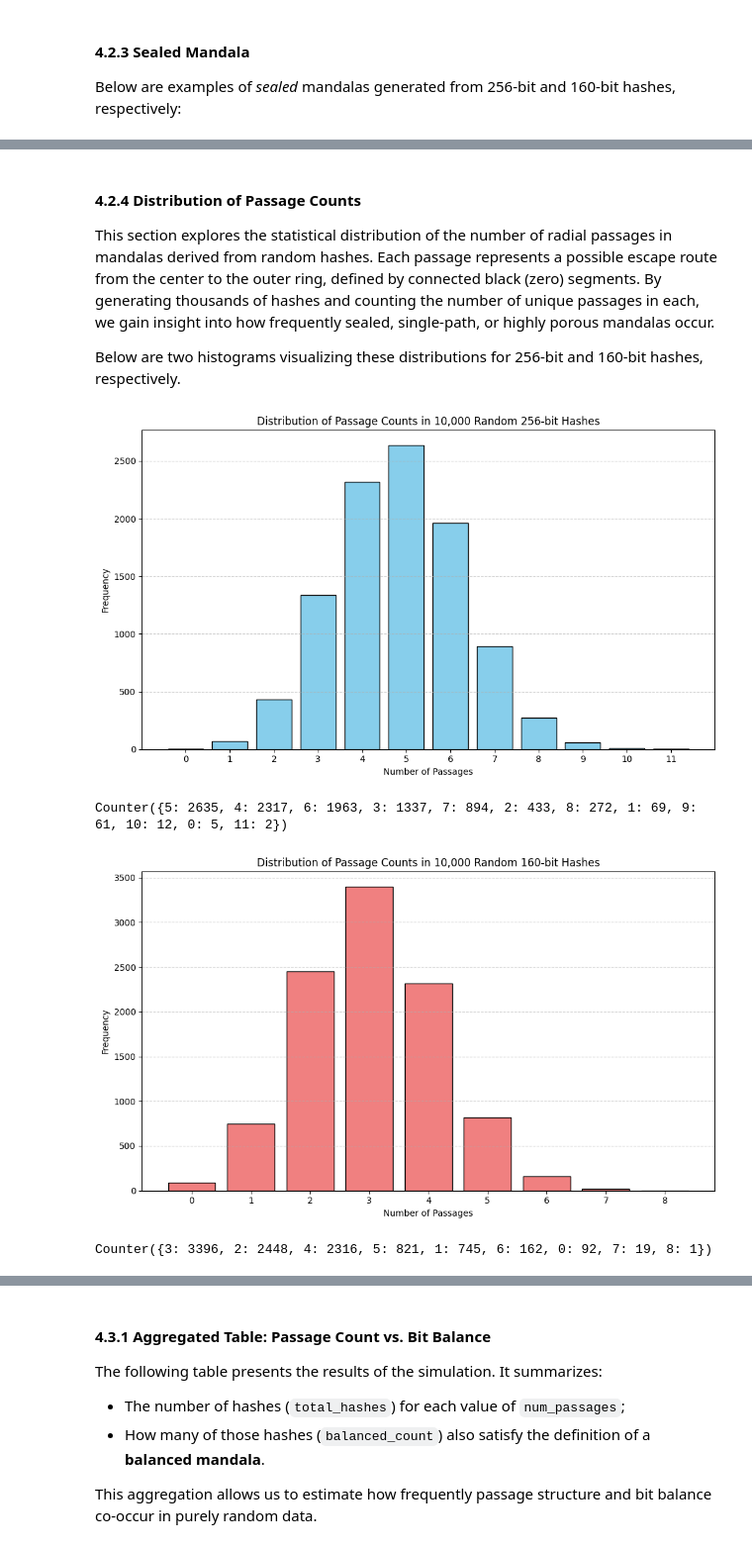
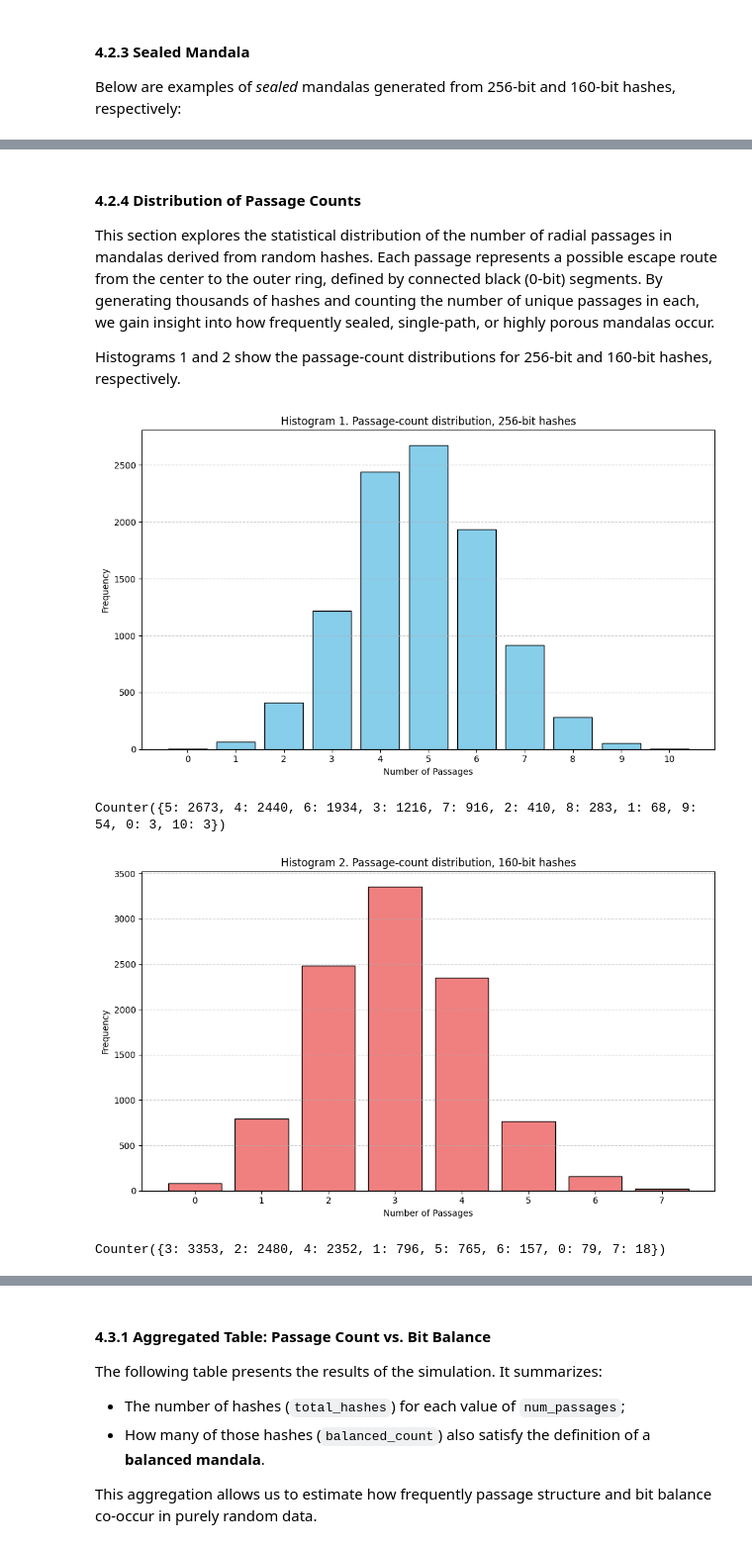
Before and after one commit to HashCanon/hashcanon.github.io, a Jupyter notebook: WhitePaper.ipynb, the cells around one changed output, grey strips where cells are left out. Shown: that part at 99% size. Saved outputs shown, nothing was run; the diff lists cells and outputs as text; code cells hidden in the pictures.

```diff
--- a/WhitePaper.ipynb
+++ b/WhitePaper.ipynb
@@ -384,10 +383,10 @@ Number of passages in the mandala generated from the 160-bit hash: 0
 # %% [markdown]
 #### 4.2.4 Distribution of Passage Counts
-This section explores the statistical distribution of the number of radial passages in mandalas derived from random hashes. Each passage represents a possible escape route from the center to the outer ring, defined by connected black (zero) segments. By generating thousands of hashes and counting the number of unique passages in each, we gain insight into how frequently sealed, single-path, or highly porous mandalas occur.
+This section explores the statistical distribution of the number of radial passages in mandalas derived from random hashes. Each passage represents a possible escape route from the center to the outer ring, defined by connected black (0-bit) segments. By generating thousands of hashes and counting the number of unique passages in each, we gain insight into how frequently sealed, single-path, or highly porous mandalas occur.
 
-Below are two histograms visualizing these distributions for 256-bit and 160-bit hashes, respectively.
+Histograms 1 and 2 show the passage-count distributions for 256-bit and 160-bit hashes, respectively.
 # %%
-# Generation and aggregation
+# 256-bit sample
 sample_size = 10000
 bit_length = 256
 distribution = base_hash.passage_distribution(sample_size, bits=bit_length)
@@ -400,7 +399,7 @@ df.index.name = 'Number of Passages'
 
 plt.figure(figsize=(10, 6))
 plt.bar(df.index, df['Frequency'], color='skyblue', edgecolor='black')
-plt.title(f"Distribution of Passage Counts in {sample_size:,} Random {bit_length}-bit Hashes")
+plt.title(f"Histogram 1. Passage-count distribution, 256-bit hashes")
 plt.xlabel("Number of Passages")
 plt.ylabel("Frequency")
 plt.xticks(range(min(df.index), max(df.index)+1))
@@ -409,31 +408,31 @@ plt.tight_layout()
 plt.show()
 print(counter)
 # %% [output]
-[figure, old version]
+[figure, new version]
-Counter({5: 2635, 4: 2317, 6: 1963, 3: 1337, 7: 894, 2: 433, 8: 272, 1: 69, 9: 61, 10: 12, 0: 5, 11: 2})
+Counter({5: 2673, 4: 2440, 6: 1934, 3: 1216, 7: 916, 2: 410, 8: 283, 1: 68, 9: 54, 0: 3, 10: 3})
 # %%
-# Generation and aggregation
+# 160-bit sample
 sample_size = 10000
 bit_length = 160
 distribution = base_hash.passage_distribution(sample_size, bits=bit_length)
 counter = Counter(distribution)
 
 # Plotting the histogram
 df = pd.DataFrame.from_dict(counter, orient='index').sort_index()
 df.columns = ['Frequency']
 df.index.name = 'Number of Passages'
 
 plt.figure(figsize=(10, 6))
 plt.bar(df.index, df['Frequency'], color='lightcoral', edgecolor='black')
-plt.title(f"Distribution of Passage Counts in {sample_size:,} Random {bit_length}-bit Hashes")
+plt.title(f"Histogram 2. Passage-count distribution, 160-bit hashes")
 plt.xlabel("Number of Passages")
 plt.ylabel("Frequency")
 plt.xticks(range(min(df.index), max(df.index)+1))
 plt.grid(True, axis='y', linestyle='--', alpha=0.6)
 plt.tight_layout()
 plt.show()
 print(counter)
 # %% [output]
-[figure, old version]
+[figure, new version]
-Counter({3: 3396, 2: 2448, 4: 2316, 5: 821, 1: 745, 6: 162, 0: 92, 7: 19, 8: 1})
+Counter({3: 3353, 2: 2480, 4: 2352, 1: 796, 5: 765, 6: 157, 0: 79, 7: 18})
 # %% [markdown]
```
Also changed, not shown: parts of 42 cells of this notebook, 2 other files.
